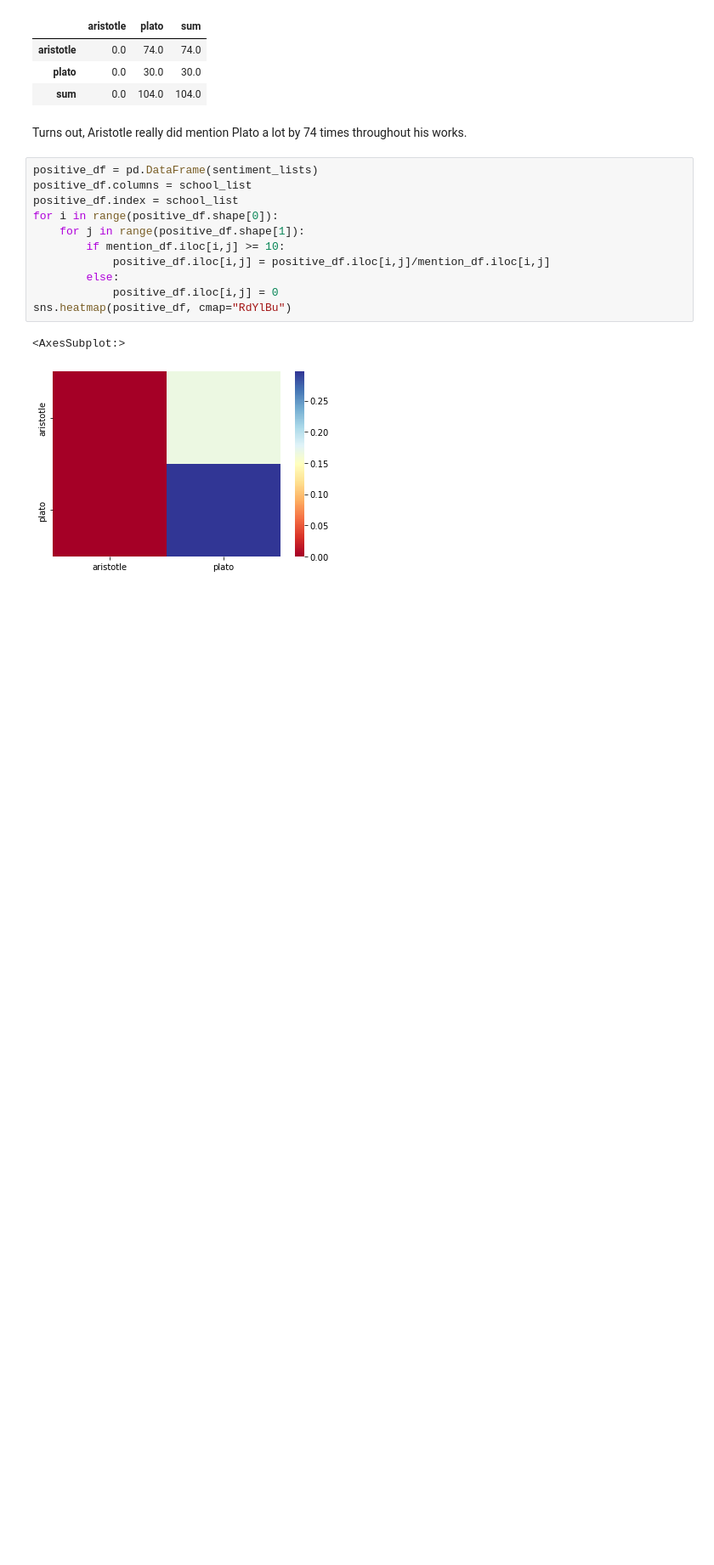
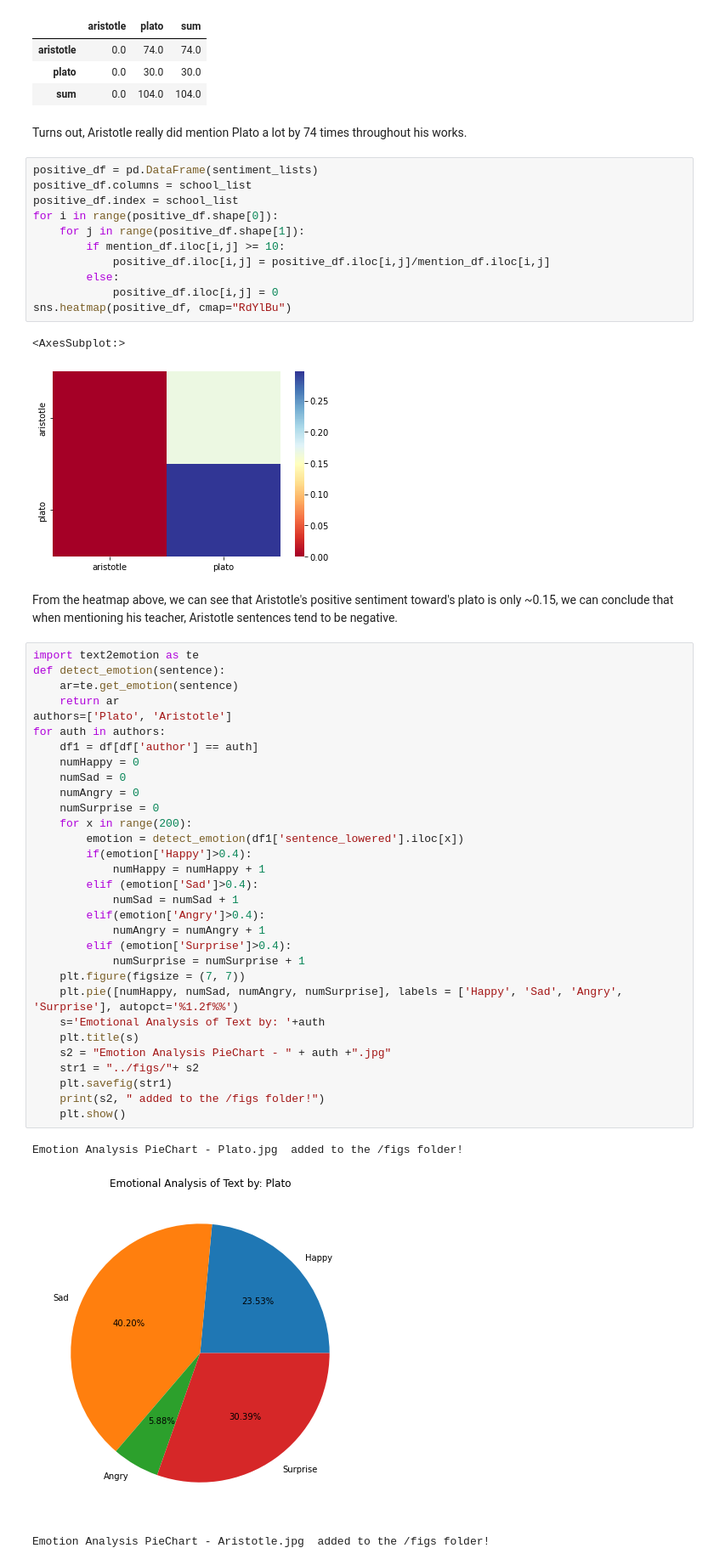
Before and after one commit to TZstatsADS/ads-spring2023-project1-denisesonia, a Jupyter notebook: doc/Denise Rahmadina_5243 Project 1.ipynb, the cells around one changed output. Shown at 85% size. Cells and saved outputs as stored; diff of their text form; blank space fills up the shorter version.

```diff
--- a/doc/Denise Rahmadina_5243 Project 1.ipynb
+++ b/doc/Denise Rahmadina_5243 Project 1.ipynb
@@ -190,3 +209,40 @@ sns.heatmap(positive_df, cmap="RdYlBu")
 # %% [output]
 <AxesSubplot:>
 [figure]
+# %% [markdown]
+From the heatmap above, we can see that Aristotle's positive sentiment toward's plato is only ~0.15, we can conclude that when mentioning his teacher, Aristotle sentences tend to be negative.
+# %%
+import text2emotion as te
+def detect_emotion(sentence):
+    ar=te.get_emotion(sentence)
+    return ar
+authors=['Plato', 'Aristotle']
+for auth in authors:
+    df1 = df[df['author'] == auth]
+    numHappy = 0
+    numSad = 0
+    numAngry = 0
+    numSurprise = 0
+    for x in range(200):
+        emotion = detect_emotion(df1['sentence_lowered'].iloc[x])
+        if(emotion['Happy']>0.4):
+            numHappy = numHappy + 1
+        elif (emotion['Sad']>0.4):
+            numSad = numSad + 1
+        elif(emotion['Angry']>0.4):
+            numAngry = numAngry + 1
+        elif (emotion['Surprise']>0.4):
+            numSurprise = numSurprise + 1
+    plt.figure(figsize = (7, 7))
+    plt.pie([numHappy, numSad, numAngry, numSurprise], labels = ['Happy', 'Sad', 'Angry', 'Surprise'], autopct='%1.2f%%')
+    s='Emotional Analysis of Text by: '+auth
+    plt.title(s)
+    s2 = "Emotion Analysis PieChart - " + auth +".jpg"
+    str1 = "../figs/"+ s2
+    plt.savefig(str1)
+    print(s2, " added to the /figs folder!")
+    plt.show()
+# %% [output]
+Emotion Analysis PieChart - Plato.jpg  added to the /figs folder!
+[figure, added]
+Emotion Analysis PieChart - Aristotle.jpg  added to the /figs folder!
```
Also changed, not shown: parts of 30 cells of this notebook, 11 other files.
